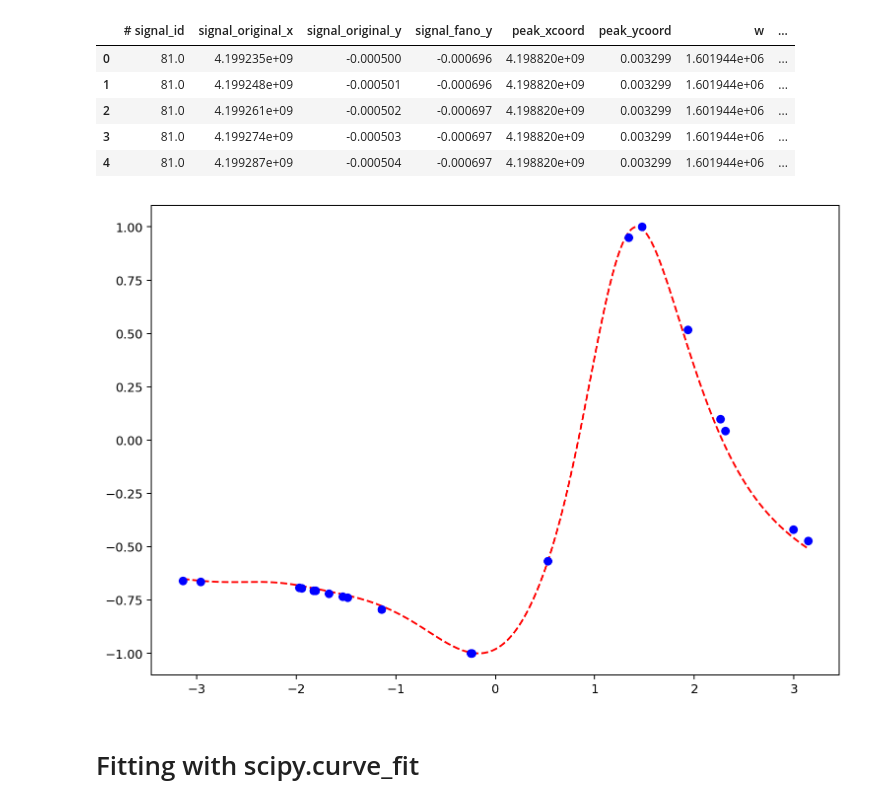
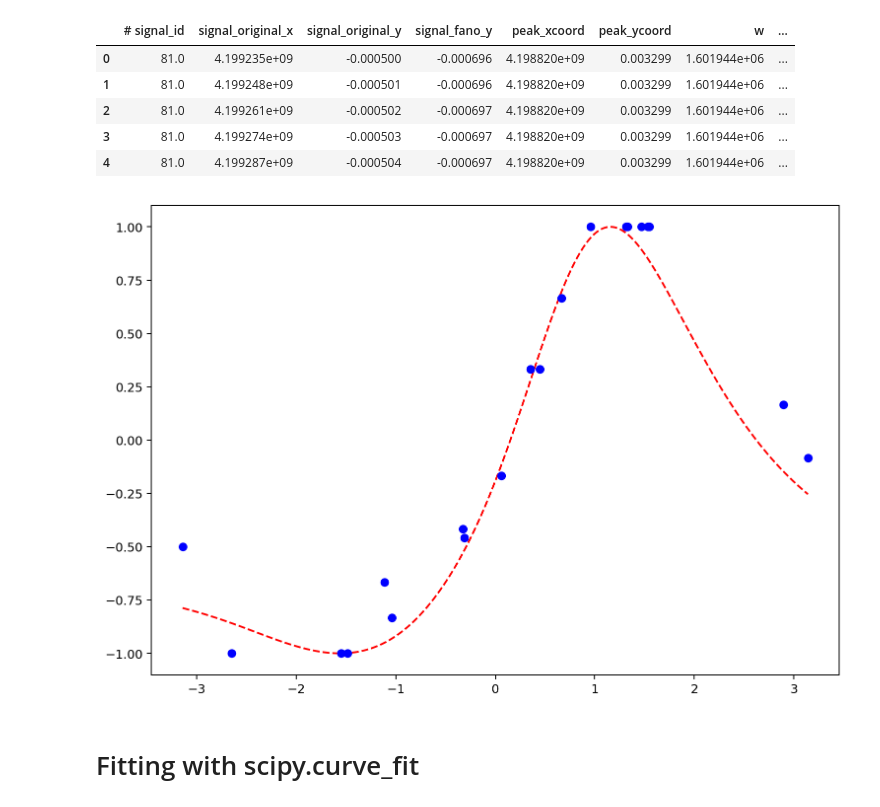
Before and after one commit to sergiomtzlosa/qml-notebooks, a Jupyter notebook: 10 - fano_signal_quantum_regressors_examples.ipynb, the cells around one changed output. Cells and saved outputs as stored; diff of their text form; code cells hidden in the pictures.

Commit message:
added more data

```diff
--- a/10 - fano_signal_quantum_regressors_examples.ipynb
+++ b/10 - fano_signal_quantum_regressors_examples.ipynb
@@ -74,18 +74,27 @@ f = lambda x: func_fano(x, xc, w, q, y0)
 
 X_ = fano_data["signal_original_x"].values.reshape(-1,1)
 
-indices = sorted(np.random.choice(range(X_.shape[0]), 50, replace=False))
+#indices = sorted(np.random.choice(range(X_.shape[0]), 50, replace=False))
 #X_ = X_[indices].reshape(-1,1)
 
 #y_ = f(X_)
 
-y_ = fano_data["signal_original_y"].values.reshape(-1,1)
+y_ = fano_data["signal_original_y"].values
+
 #y_ = y_[indices].reshape(-1,1)
 
+# select a better range of data to fit
+rng = range(250,700)
+
+X_ = X_.take(rng, axis=0)
+y_ = y_.take(rng, axis=0)
+
+# random indices for points selection
 #indices = sorted(np.random.choice(range(X_.shape[0]), num_samples, replace=False))
 
-# random indices for points selection
-indices = np.array([19,  40, 156, 159, 173, 175, 191, 207, 213, 253, 358, 359, 448, 543, 559, 613, 651, 657, 737, 754])
+#indices = np.array([19,  40, 156, 159, 173, 175, 191, 207, 213, 253, 358, 359, 448, 543, 559, 613, 651, 657, 737, 754])
+
+indices = [22, 54, 125, 129, 153, 158, 204, 205, 229, 248, 254, 268, 287, 310, 311, 320, 324, 325, 412, 428]
 
 X = X_[indices].reshape(-1,1)
 
@@ -94,32 +103,33 @@ X = X_[indices].reshape(-1,1)
 
 #X = (ub - lb) * algorithm_globals.random.random([num_samples, 1]) + lb
 #y = f(X[:, 0])# + eps * (2 * algorithm_globals.random.random(num_samples) - 1)
 
 #X = (ub - lb) * algorithm_globals.random.random([num_samples, 1]) + lb
 #y = f(X[:, 0]) + eps * (2* np.random.choice(X_[:,0], size=num_samples)  - 1)
 
 #y = f(X[:, 0]) + (np.random.choice(y_[:,0], size=num_samples))
 #y = f(X[:, 0]) + eps * (2 * X - 1)
 
 #y = f(X[:, 0])
 
 y = y_[indices].reshape(-1,1)
 
+y = signal.detrend(y)
+
 def scale(arr, lvalue = -np.pi, rvalue = np.pi):
     return np.interp(arr, (arr.min(), arr.max()), (lvalue, rvalue))
 
 X = scale(X)
 
 y = scale(y, -1, 1)
 y = y[:,0]
 
 X_ = scale(X_)
 y_ = scale(y_, -1, 1)
 
 plt.figure(num = "Fano adjust data", figsize = (10, 7), dpi=90, facecolor='w', edgecolor='k')
-
 plt.plot(X_, y_, "r--")
 plt.plot(X, y, "bo")
 plt.show()
 # %% [output]
-[figure, old version]
+[figure, new version]
```
Also changed, not shown: parts of 16 cells of this notebook, 1 other file.
